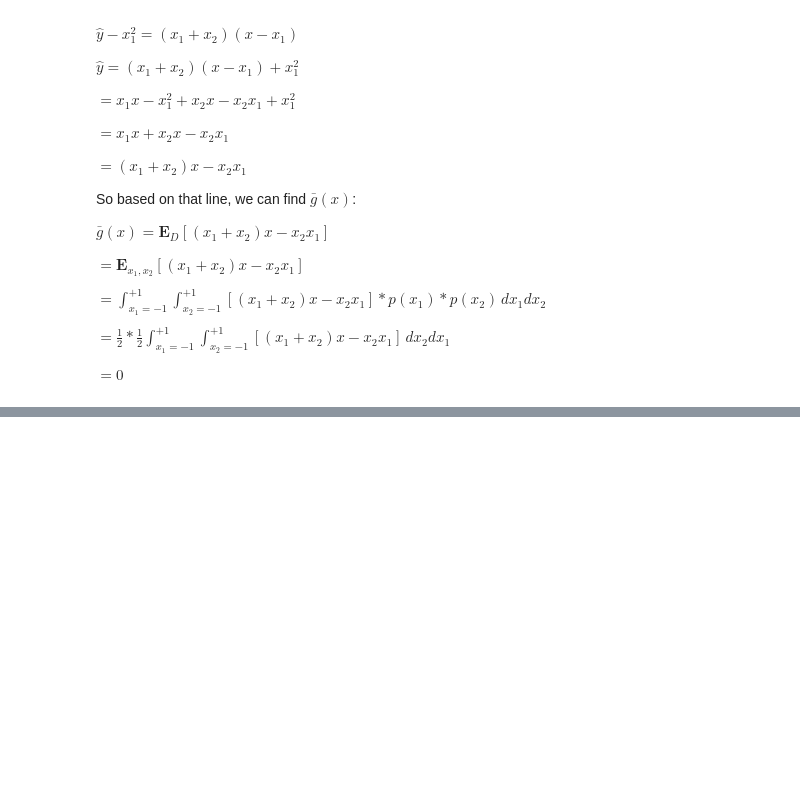
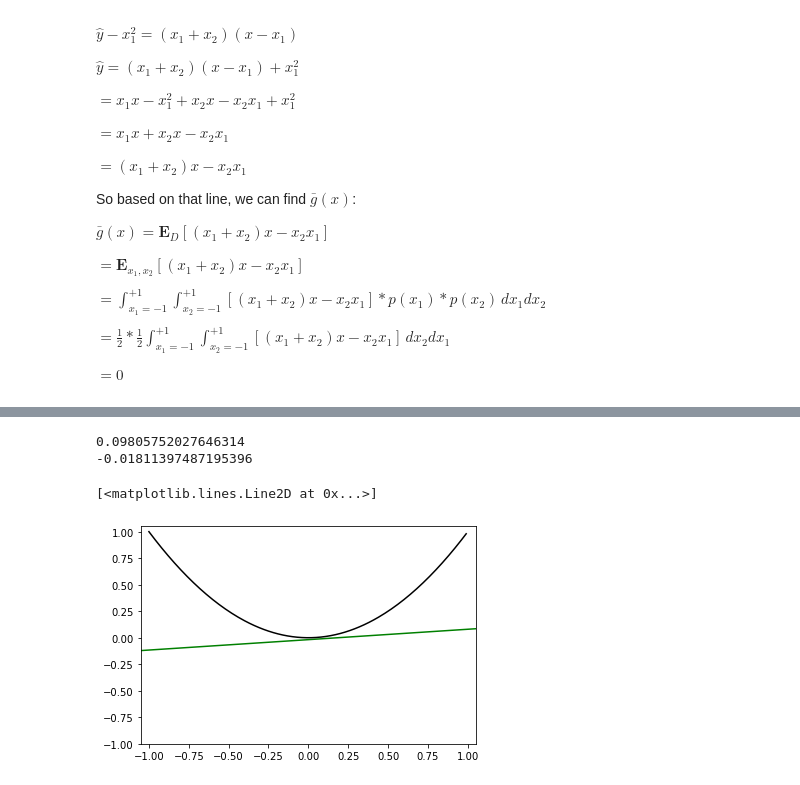
Before and after one commit to LioraW/Bias-Variance-ML, a Jupyter notebook: Bias-Variance project.ipynb, the cells around one changed output, grey strips where cells are left out. Cells and saved outputs as stored; diff of their text form; code cells hidden in the pictures; blank space fills up the shorter version.

```diff
--- a/Bias-Variance project.ipynb
+++ b/Bias-Variance project.ipynb
@@ -48,0 +75,15 @@ plt.show()
+# %%
+plt.subplot()
+plt.xlim([-1.05,1.05]) #set x limits to [-1,-1]
+plt.ylim([-1,1.05])
+
+print(slopes.mean())
+print(intercepts.mean())
+abline(slopes.mean(), intercepts.mean())
+
+plt.plot(np.arange(-1,1, 0.01), np.square(np.arange(-1,1, 0.01)), 'k') # f(x)
+# %% [output]
+0.09805752027646314
+-0.01811397487195396
+[<matplotlib.lines.Line2D at 0x...>]
+[figure, added]
```
Also changed, not shown: parts of 2 cells of this notebook.
